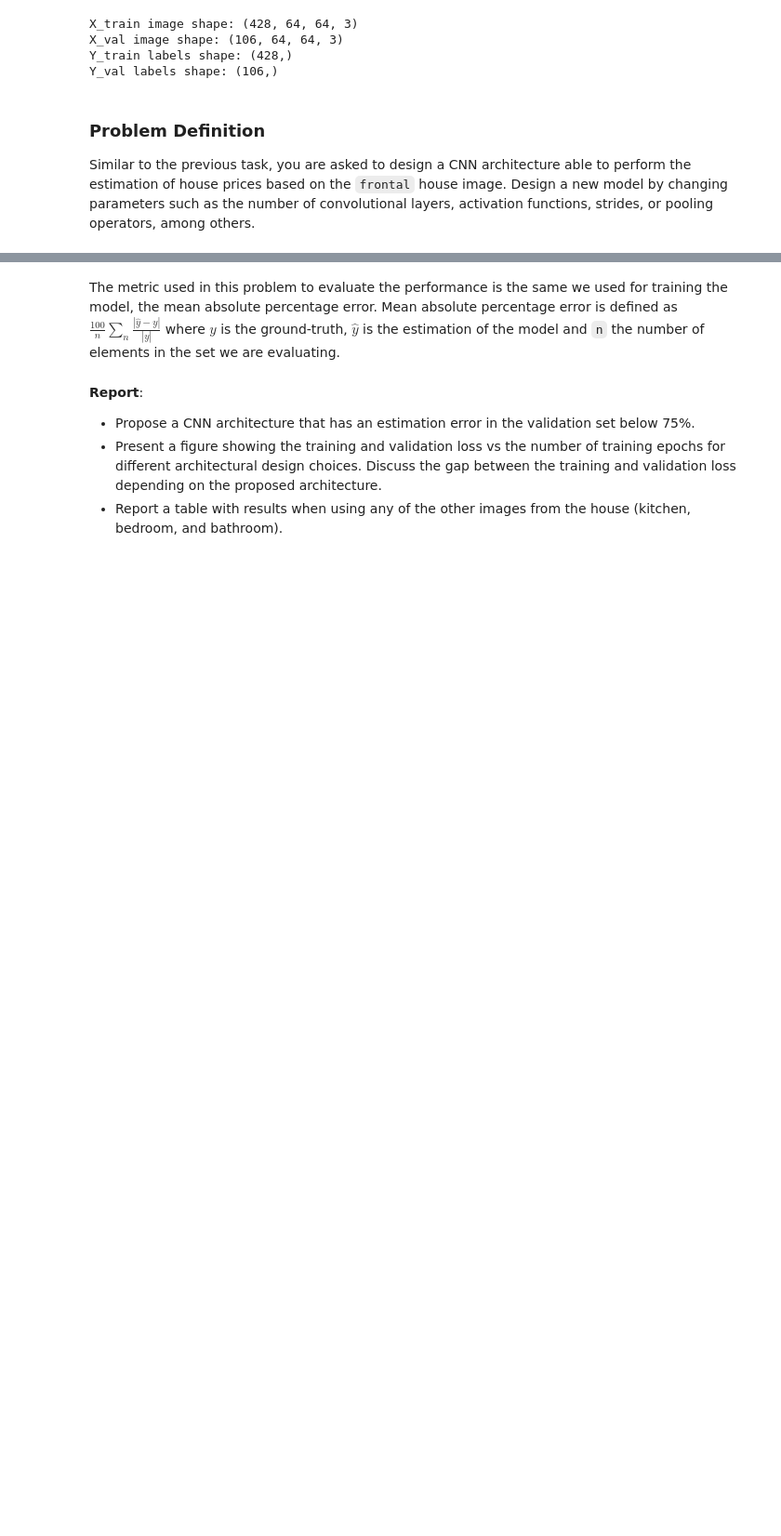
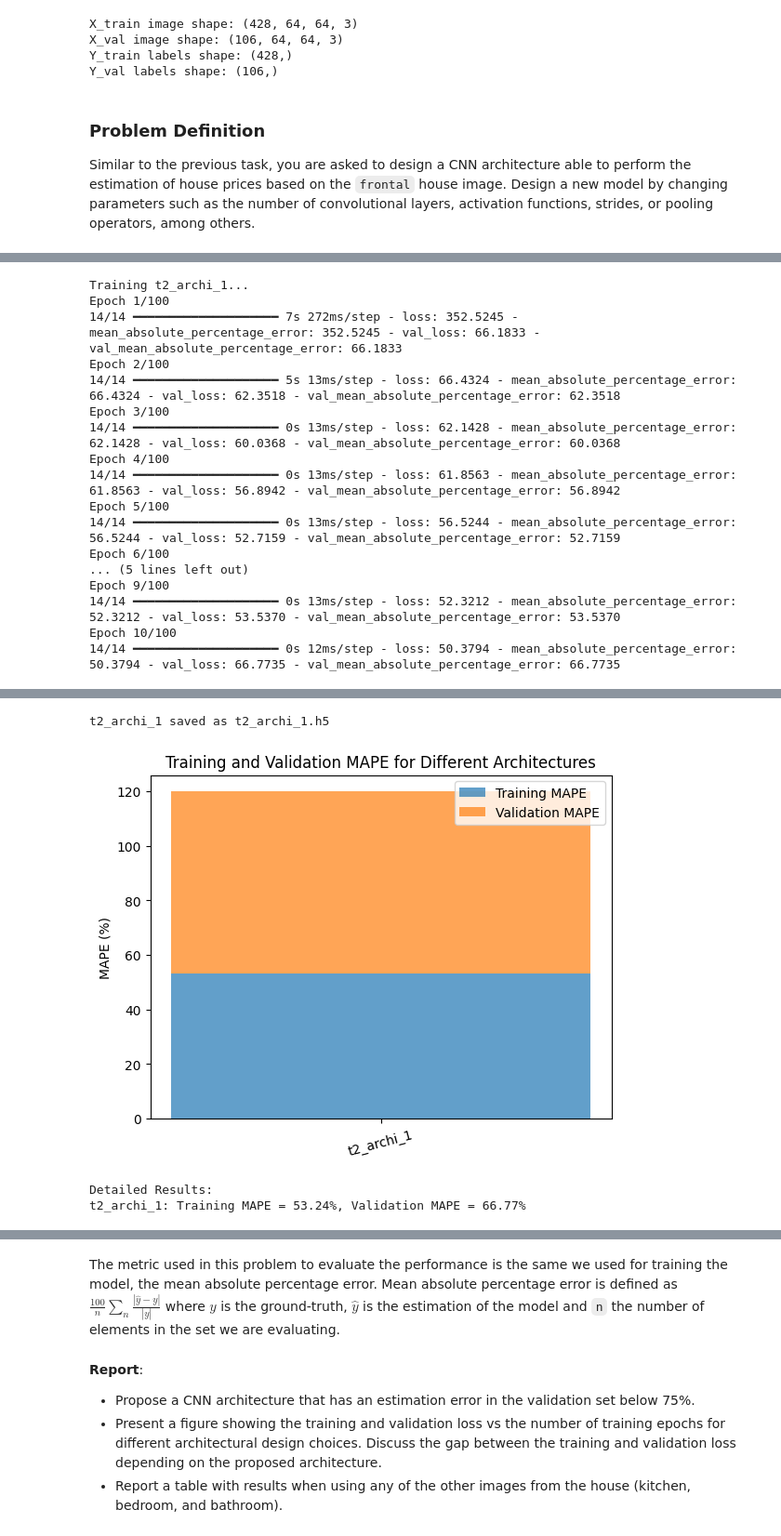
Before and after one commit to cddaaaa1/deep-learning-course, a Jupyter notebook: 02_CNN_Introduction.ipynb, the cells around one changed output, grey strips where cells are left out. Shown at 93% size. Drawn from its saved outputs; the diff is of its cells as text; code cells hidden in the pictures; blank space fills up the shorter version.

```diff
--- a/02_CNN_Introduction.ipynb
+++ b/02_CNN_Introduction.ipynb
@@ -2416,0 +2525,61 @@ def create_and_train_model_t2(architecture_name, model_fn, epochs=100, batch_siz
+# %%
+def t2_archi_1():
+    model = Sequential()
+    model.add(Conv2D(64, (3, 3), padding='same', input_shape=(64, 64, 3)))
+    model.add(Activation('relu'))
+    model.add(MaxPooling2D(pool_size=(2, 2))) # 16x16
+    model.add(Conv2D(64, (3, 3), padding='same'))
+    model.add(Activation('relu'))
+    model.add(MaxPooling2D(pool_size=(2, 2)))
+    model.add(Conv2D(64, (3, 3), padding='same'))
+    model.add(Activation('relu'))
+    model.add(MaxPooling2D(pool_size=(2, 2)))
+    model.add(Flatten())
+    model.add(Dense(128,activation='relu'))
+    model.add(Dense(1, activation='linear'))
+    return model
+
+# Collect results
+results = {}
+architectures = {
+    "t2_archi_1": t2_archi_1,
+}
+
+for name, model_fn in architectures.items():
+    train_mape, val_mape = create_and_train_model_t2(name, model_fn, epochs=100)
+    results[name] = {'train_mape': train_mape, 'val_mape': val_mape}
+
+names = list(results.keys())
+train_mape = [results[name]['train_mape'] for name in names]
+val_mape = [results[name]['val_mape'] for name in names]
+
+plt.bar(names, train_mape, label='Training MAPE', alpha=0.7)
+plt.bar(names, val_mape, label='Validation MAPE', alpha=0.7, bottom=train_mape)
+plt.ylabel('MAPE (%)')
+plt.title('Training and Validation MAPE for Different Architectures')
+plt.xticks(rotation=15)
+plt.legend()
+plt.show()
+
+# Print detailed results
+print("\nDetailed Results:")
+for name, metrics in results.items():
+    print(f"{name}: Training MAPE = {metrics['train_mape']:.2f}%, Validation MAPE = {metrics['val_mape']:.2f}%")
+# %% [output]
+Training t2_archi_1...
+Epoch 1/100
+14/14 ━━━━━━━━━━━━━━━━━━━━ 7s 272ms/step - loss: 352.5245 - mean_absolute_percentage_error: 352.5245 - val_loss: 66.1833 - val_mean_absolute_percentage_error: 66.1833
+Epoch 2/100
+14/14 ━━━━━━━━━━━━━━━━━━━━ 5s 13ms/step - loss: 66.4324 - mean_absolute_percentage_error: 66.4324 - val_loss: 62.3518 - val_mean_absolute_percentage_error: 62.3518
+Epoch 3/100
+14/14 ━━━━━━━━━━━━━━━━━━━━ 0s 13ms/step - loss: 62.1428 - mean_absolute_percentage_error: 62.1428 - val_loss: 60.0368 - val_mean_absolute_percentage_error: 60.0368
+Epoch 4/100
+14/14 ━━━━━━━━━━━━━━━━━━━━ 0s 13ms/step - loss: 61.8563 - mean_absolute_percentage_error: 61.8563 - val_loss: 56.8942 - val_mean_absolute_percentage_error: 56.8942
+Epoch 5/100
+14/14 ━━━━━━━━━━━━━━━━━━━━ 0s 13ms/step - loss: 56.5244 - mean_absolute_percentage_error: 56.5244 - val_loss: 52.7159 - val_mean_absolute_percentage_error: 52.7159
+Epoch 6/100
+... (5 lines left out)
+Epoch 9/100
+14/14 ━━━━━━━━━━━━━━━━━━━━ 0s 13ms/step - loss: 52.3212 - mean_absolute_percentage_error: 52.3212 - val_loss: 53.5370 - val_mean_absolute_percentage_error: 53.5370
+Epoch 10/100
+14/14 ━━━━━━━━━━━━━━━━━━━━ 0s 12ms/step - loss: 50.3794 - mean_absolute_percentage_error: 50.3794 - val_loss: 66.7735 - val_mean_absolute_percentage_error: 66.7735
@@ -2417 +2587,5 @@ def create_and_train_model_t2(architecture_name, model_fn, epochs=100, batch_siz
+t2_archi_1 saved as t2_archi_1.h5
+[figure, added]
+Detailed Results:
+t2_archi_1: Training MAPE = 53.24%, Validation MAPE = 66.77%
 # %%
```
Also changed, not shown: parts of 12 cells of this notebook.
